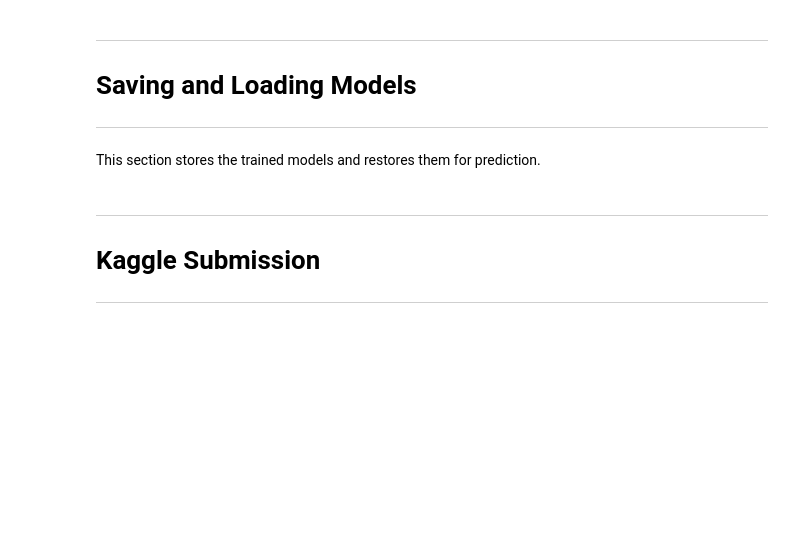
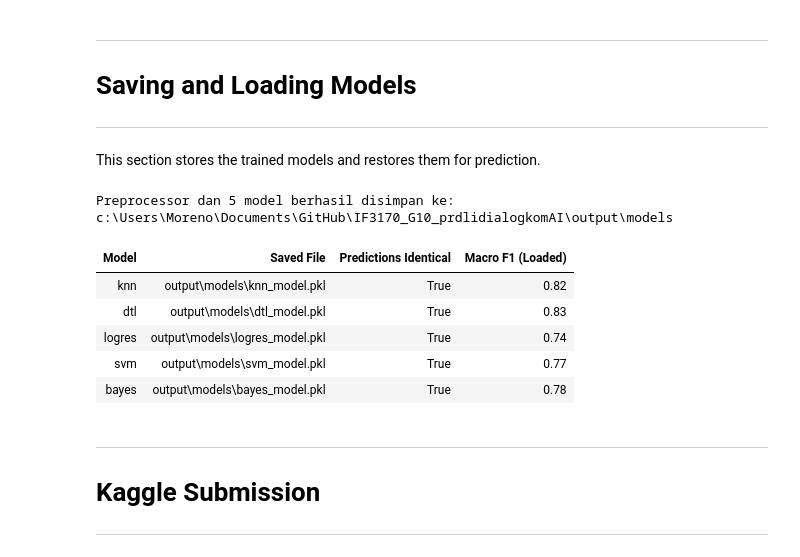
Before and after one commit to Vearance/IF3170_G10_prdlidialogkomAI, a Jupyter notebook: src/notebook.ipynb, the cells around one changed output. Cells and saved outputs as stored; diff of their text form; code cells hidden in the pictures; blank space fills up the shorter version.

Commit message:
feat(notebook): add model saving/loading and Kaggle submission via driver

```diff
--- a/src/notebook.ipynb
+++ b/src/notebook.ipynb
@@ -1647,3 +1645,51 @@ This section stores the trained models and restores them for prediction.
+# %%
+import pickle
+from sklearn.metrics import f1_score
+
+models_dir = ROOT / "output" / "models"
+models_dir.mkdir(parents=True, exist_ok=True)
+
+trained_models = {
+    "knn": (knn_model, knn_val_pred),
+    "dtl": (dtl_model, dtl_val_pred),
+    "logres": (logres_model, logres_val_pred),
+    "svm": (svm_model, svm_val_pred),
+    "bayes": (bayes_model, bayes_val_pred),
+}
+
+with open(models_dir / "preprocessor.pkl", "wb") as f:
+    pickle.dump(preprocessor, f)
+
+verification_rows = []
+for key, (model_obj, pred_before) in trained_models.items():
+    model_file = models_dir / f"{key}_model.pkl"
+    with open(model_file, "wb") as f:
+        pickle.dump(model_obj, f)
+
+    with open(model_file, "rb") as f:
+        loaded_model = pickle.load(f)
+
+    pred_after = loaded_model.predict(X_val_prep)
+    is_identical = bool(np.array_equal(pred_before, pred_after))
+    verification_rows.append(
+        {
+            "Model": key,
+            "Saved File": str(model_file.relative_to(ROOT)),
+            "Predictions Identical": is_identical,
+            "Macro F1 (Loaded)": round(float(f1_score(y_va_arr, pred_after, average="macro", zero_division=0)), 4),
+        }
+    )
+
+print(f"Preprocessor dan {len(trained_models)} model berhasil disimpan ke: {models_dir}")
+display(HTML(pd.DataFrame(verification_rows).to_html(index=False)))
+# %% [output]
+Preprocessor dan 5 model berhasil disimpan ke: c:\Users\Moreno\Documents\GitHub\IF3170_G10_prdlidialogkomAI\output\models
+| Model | Saved File | Predictions Identical | Macro F1 (Loaded) |
+| knn | output\models\knn_model.pkl | True | 0.82 |
+| dtl | output\models\dtl_model.pkl | True | 0.83 |
+| logres | output\models\logres_model.pkl | True | 0.74 |
+| svm | output\models\svm_model.pkl | True | 0.77 |
+| bayes | output\models\bayes_model.pkl | True | 0.78 |
 # %% [markdown]
 ---
 
```
Also changed, not shown: parts of 3 cells of this notebook.
